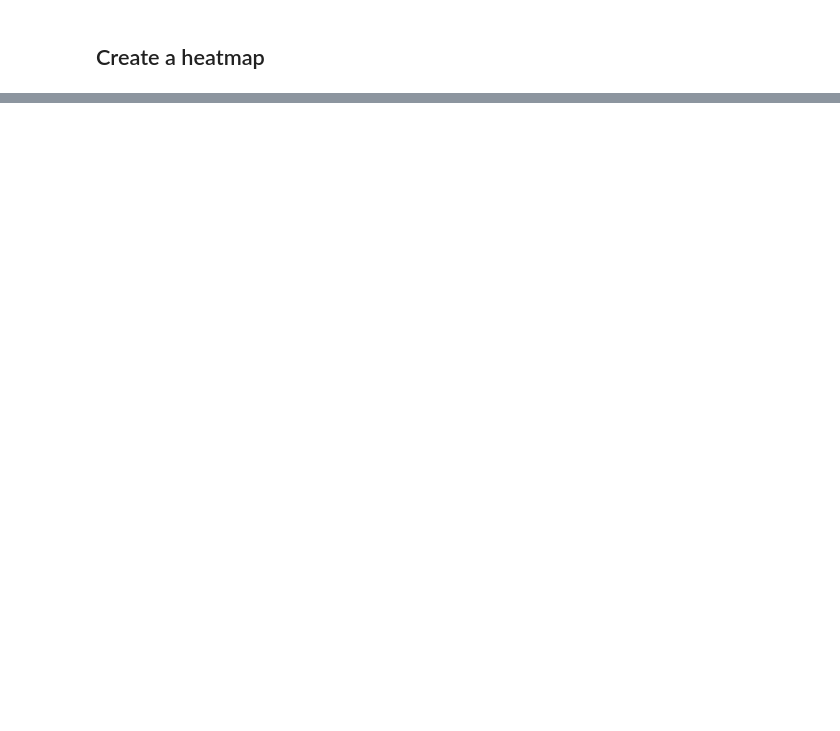
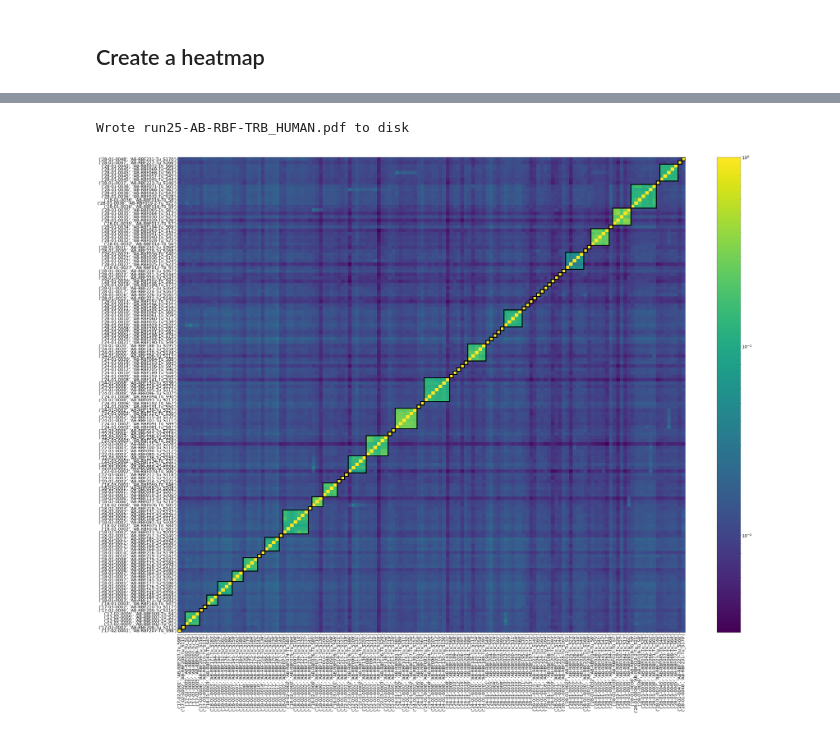
Before and after one commit to EDS-Bioinformatics-Laboratory/reseda, a Jupyter notebook: PLOT-clone-overlap/pandas-compare-clones.ipynb, the cells around one changed output, grey strips where cells are left out. Saved outputs shown, nothing was run; the diff lists cells and outputs as text; code cells hidden in the pictures; blank space fills up the shorter version.

```diff
--- a/PLOT-clone-overlap/pandas-compare-clones.ipynb
+++ b/PLOT-clone-overlap/pandas-compare-clones.ipynb
@@ -167,0 +180,5 @@ Wrote run28-AB-ADA-IGH_HUMAN.pdf to disk
+# %%
+drawHeatmap(overlap)
+# %% [output]
+Wrote run25-AB-RBF-TRB_HUMAN.pdf to disk
+[figure, added]
```
Also changed, not shown: parts of 16 cells of this notebook.
